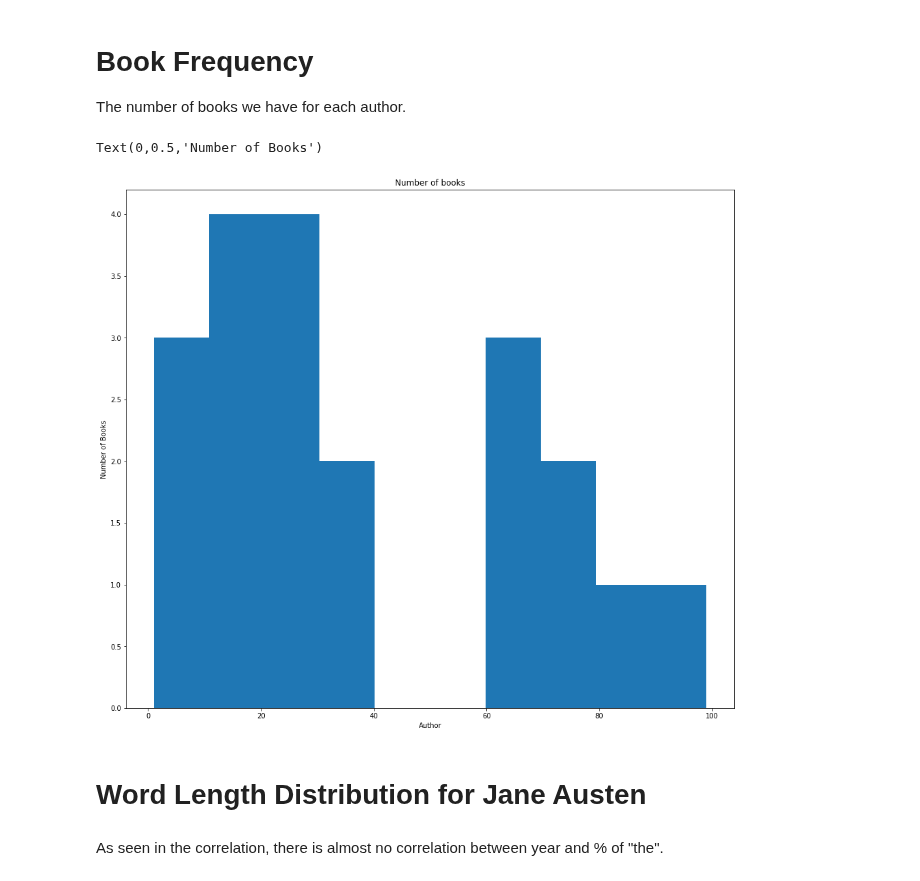
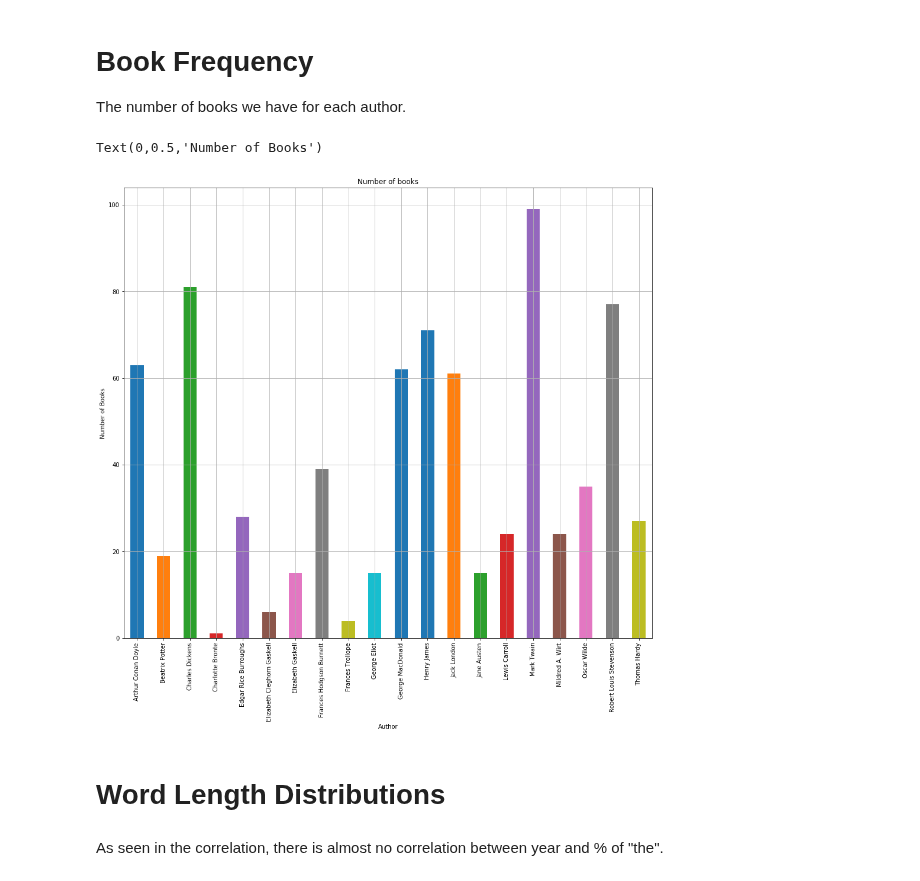
Before and after one commit to clararichter/authorship-identification, a Jupyter notebook: project_notebook.ipynb, the cells around one changed output. Drawn from its saved outputs; the diff is of its cells as text; code cells hidden in the pictures.

```diff
--- a/project_notebook.ipynb
+++ b/project_notebook.ipynb
@@ -73,14 +73,14 @@ frequency = df['author'].value_counts()
 # %%
 frequency = frequency.sort_index()
 # %%
-ax = frequency.plot(kind='hist', figsize=(16,14), title='Number of books')
+ax = frequency.plot(kind='bar', figsize=(16,14), title='Number of books', grid=True)
 ax.set_xlabel("Author")
 ax.set_ylabel("Number of Books")
 # %% [output]
 Text(0,0.5,'Number of Books')
-[figure, old version]
+[figure, new version]
 # %% [markdown]
-# Word Length Distribution for Jane Austen
+# Word Length Distributions
 # %%
 # N
 # %%
```
Also changed, not shown: parts of 1 cell of this notebook.
